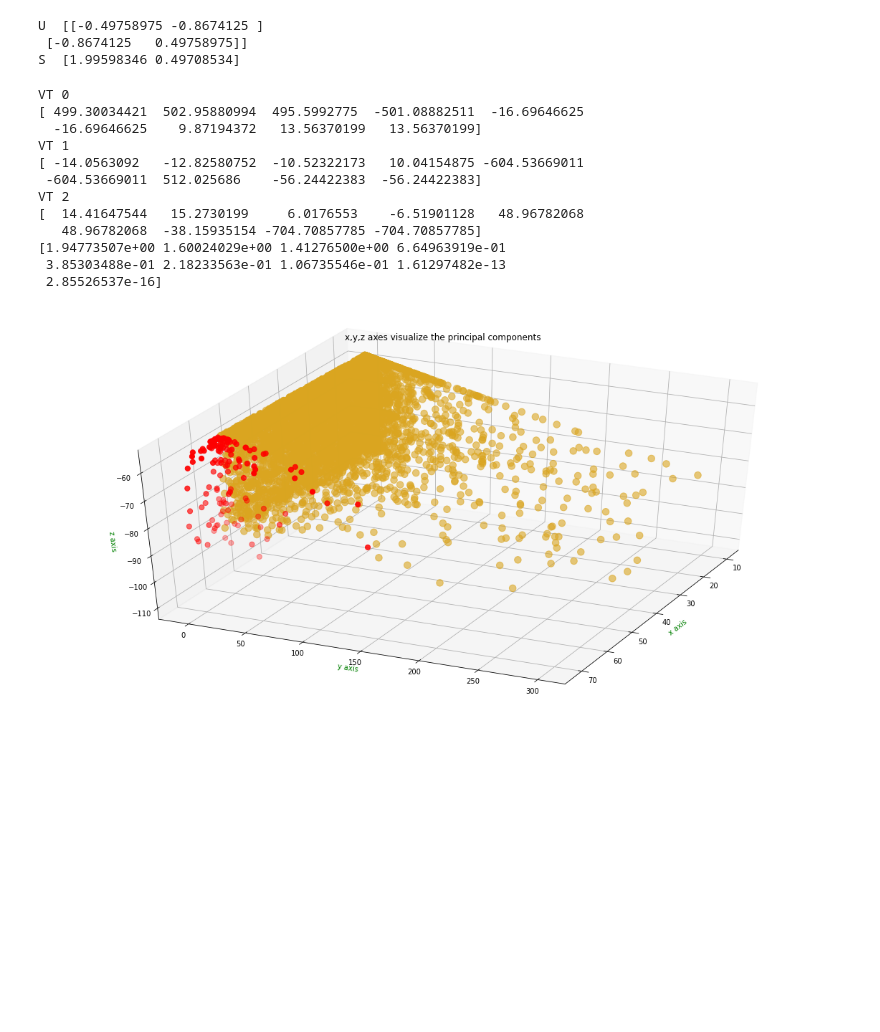
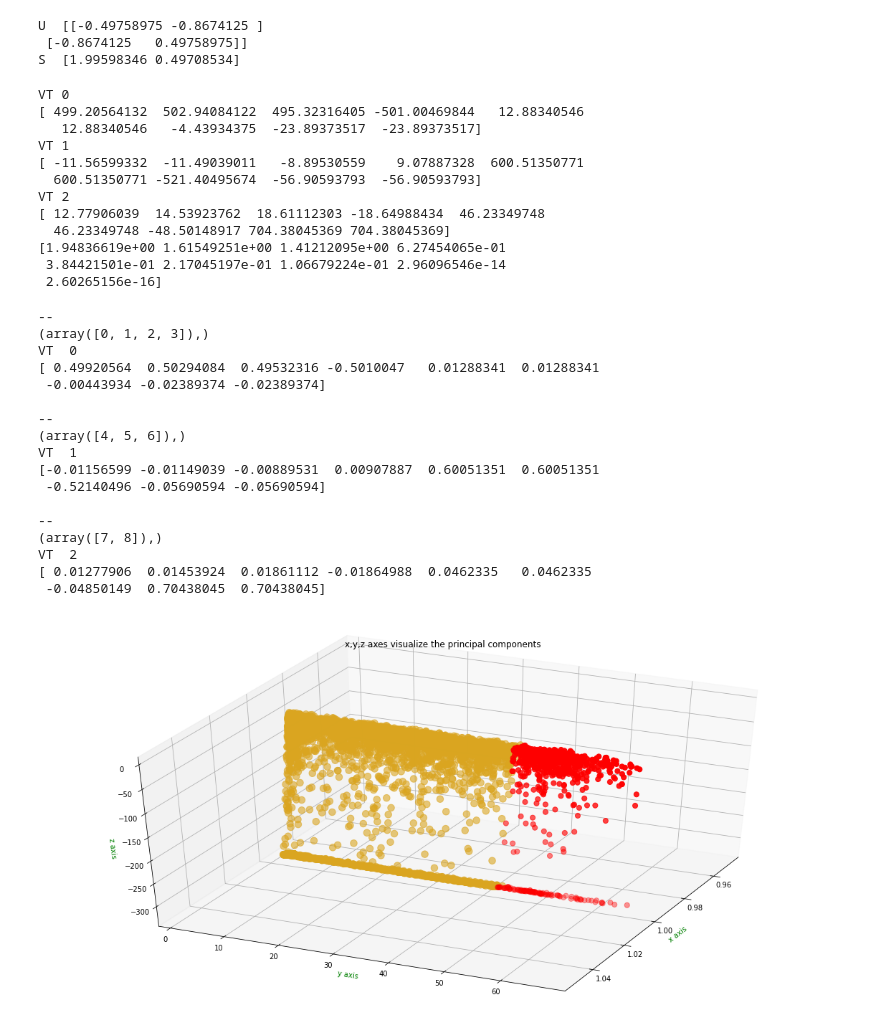
Before and after one commit to ml-ninja/Data_Driven_Science_Python_Demos, a Jupyter notebook: CH01/CH01_SEC05_1_PCAGaussian.ipynb, the cells around one changed output. Saved outputs shown, nothing was run; the diff lists cells and outputs as text; code cells hidden in the pictures; blank space fills up the shorter version.

```diff
--- a/CH01/CH01_SEC05_1_PCAGaussian.ipynb
+++ b/CH01/CH01_SEC05_1_PCAGaussian.ipynb
@@ -106,7 +106,8 @@ bone_densities = 0.9 + 50. / ages
 #######################
 # EXERCISE related
 #######################
-exercise_hours = np.random.uniform(low=0.0, high=4.0, size=POPULATION)
+exercise_hours = np.random.normal(loc=1, scale=1, size=POPULATION)
+exercise_hours = np.clip(exercise_hours, 0, 5)
 
 muscle_strengths = 0.4 + 0.2 * exercise_hours
 
@@ -116,9 +117,9 @@ bmis = 30 * 2 / (0.1 + exercise_hours)
 #######################
 # IQ related
 #######################
-iqs = np.random.normal(loc=100, scale=30, size=POPULATION)
+iqs = np.random.normal(loc=100, scale=20, size=POPULATION)
 iqs = np.int8(iqs)
-iqs = np.clip(iqs, 80, 200)
+iqs = np.clip(iqs, 40, 200)
 
 gpas = 4.0 * iqs / 200
 
@@ -166,36 +167,33 @@ B = B / stds
 
 
 U, S, VT = np.linalg.svd(B/np.sqrt(POPULATION),full_matrices=False)
-
-print('VT 0')
-print(1000 * VT[0, :])
-
-print('VT 1')
-print(1000 * VT[1, :])
-
-print('VT 2')
-print(1000 * VT[2, :])
-print(S)
 # %% [output]
 VT 0
-[ 499.30034421  502.95880994  495.5992775  -501.08882511  -16.69646625
-  -16.69646625    9.87194372   13.56370199   13.56370199]
+[ 499.20564132  502.94084122  495.32316405 -501.00469844   12.88340546
+   12.88340546   -4.43934375  -23.89373517  -23.89373517]
 VT 1
-[ -14.0563092   -12.82580752  -10.52322173   10.04154875 -604.53669011
- -604.53669011  512.025686    -56.24422383  -56.24422383]
+[ -11.56599332  -11.49039011   -8.89530559    9.07887328  600.51350771
+  600.51350771 -521.40495674  -56.90593793  -56.90593793]
 VT 2
-[  14.41647544   15.2730199     6.0176553    -6.51901128   48.96782068
-   48.96782068  -38.15935154 -704.70857785 -704.70857785]
-[1.94773507e+00 1.60024029e+00 1.41276500e+00 6.64963919e-01
- 3.85303488e-01 2.18233563e-01 1.06735546e-01 1.61297482e-13
- 2.85526537e-16]
+[ 12.77906039  14.53923762  18.61112303 -18.64988434  46.23349748
+  46.23349748 -48.50148917 704.38045369 704.38045369]
+[1.94836619e+00 1.61549251e+00 1.41212095e+00 6.27454065e-01
+ 3.84421501e-01 2.17045197e-01 1.06679224e-01 2.96096546e-14
+ 2.60265156e-16]
 # %%
+for i in np.arange(0, 3):
+  print("--")
+  columnV = VT[i, :]
+  summation = np.sum(columnV)
+  print(np.where( np.abs(columnV / summation) > 0.15 ))
+  print('VT ', i )
+  print(columnV)
+  print( )
+
 
 import matplotlib.pyplot as plt
 import numpy as np
 plt.rcParams['figure.figsize'] = [20, 10]
-
-
 
 # Find principal components (SVD)
 U, S, VT = np.linalg.svd(B/np.sqrt(POPULATION),full_matrices=False)
@@ -205,36 +203,55 @@ ax = fig.add_subplot(111, projection='3d', title='x,y,z axes visualize the princ
 ax.set_xlabel('x axis', color='g')
 ax.set_ylabel('y axis', color='g')
 ax.set_zlabel('z axis', color='g')
 
 bx = []
 by = []
 bz = []
 cx = []
 cy = []
 cz = []
 
 for j in range(X.shape[0]):
-    x = VT[0,:] @ X[j,:].T   # get the magnitude of the observation in the direction of the first column of V
-    y = VT[1,:] @ X[j,:].T   # get the magnitude of the observation in the direction of the second column of V
-    z = VT[2,:] @ X[j,:].T
+    y = VT[0,:] @ X[j,:].T   # get the magnitude of the observation in the direction of the first column of V
+    z = VT[1,:] @ X[j,:].T   # get the magnitude of the observation in the direction of the second column of V
+    x = VT[2,:] @ X[j,:].T
+    x = 1
+    # y = 0
     # z = 0
 
-    if cancer_probs[j] > .7:
+    if cancer_probs[j] > .55:
         cx.append(x)
         cy.append(y)
         cz.append(z)
     else:
         bx.append(x)
         by.append(y)
         bz.append(z)
 
 
 # ax.plot3D(cx,cy,cz, 'gray')
-ax.scatter3D(bx,by,bz, marker='o',c="goldenrod", alpha=0.6,s=90)
+ax.scatter(bx,by,bz, marker='o',c="goldenrod", alpha=0.6,s=90)
 ax.scatter3D(cx,cy,cz, marker='o',color='r',s=50)
 
 ax.view_init(40,25)
 # ax.view_init(elev=10., azim=ii)
 plt.show()
 # %% [output]
+--
+(array([0, 1, 2, 3]),)
+VT  0
+[ 0.49920564  0.50294084  0.49532316 -0.5010047   0.01288341  0.01288341
+ -0.00443934 -0.02389374 -0.02389374]
+
+--
+(array([4, 5, 6]),)
+VT  1
+[-0.01156599 -0.01149039 -0.00889531  0.00907887  0.60051351  0.60051351
+ -0.52140496 -0.05690594 -0.05690594]
+
+--
+(array([7, 8]),)
+VT  2
+[ 0.01277906  0.01453924  0.01861112 -0.01864988  0.0462335   0.0462335
+ -0.04850149  0.70438045  0.70438045]
-[figure, old version]
+[figure, new version]
```
